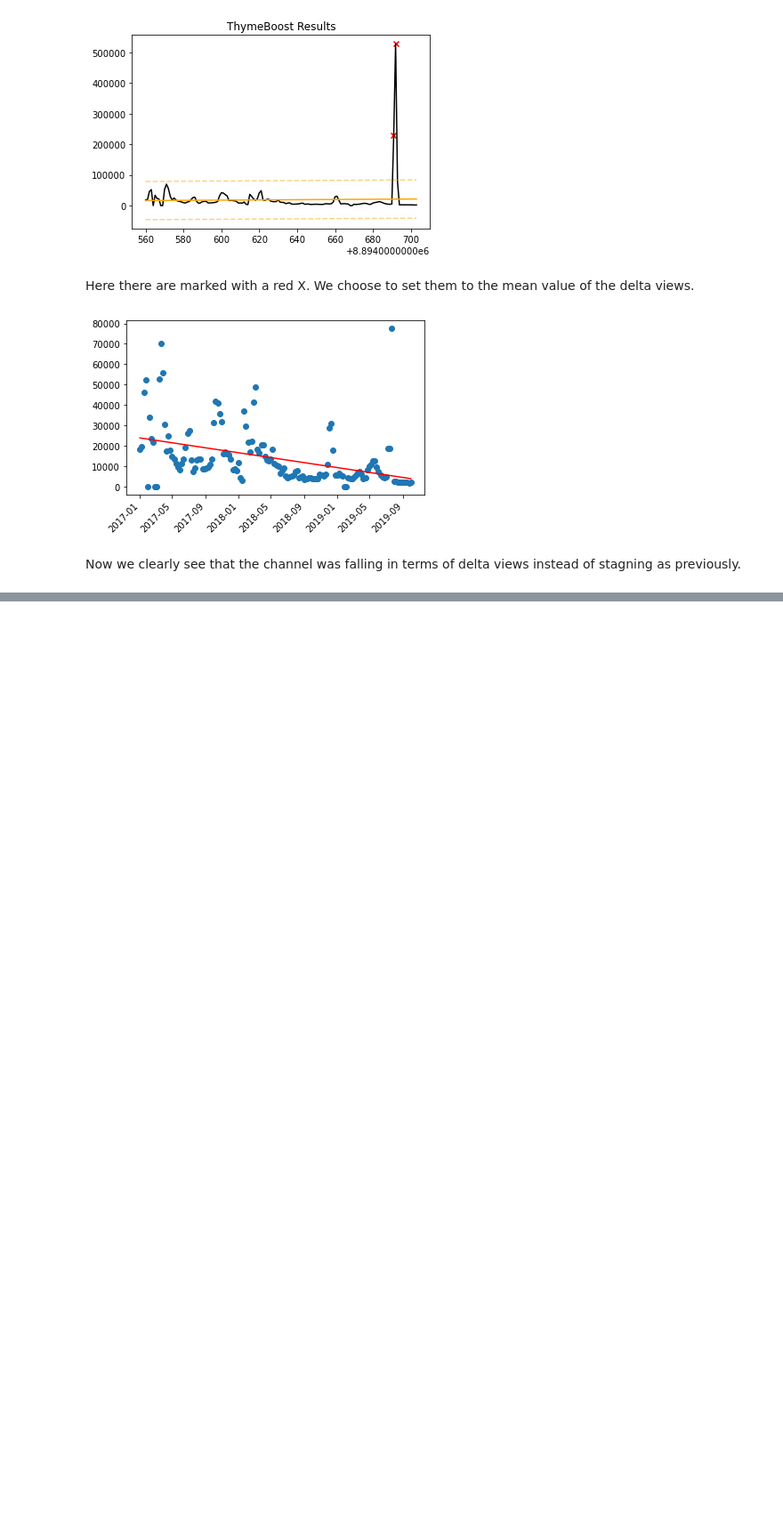
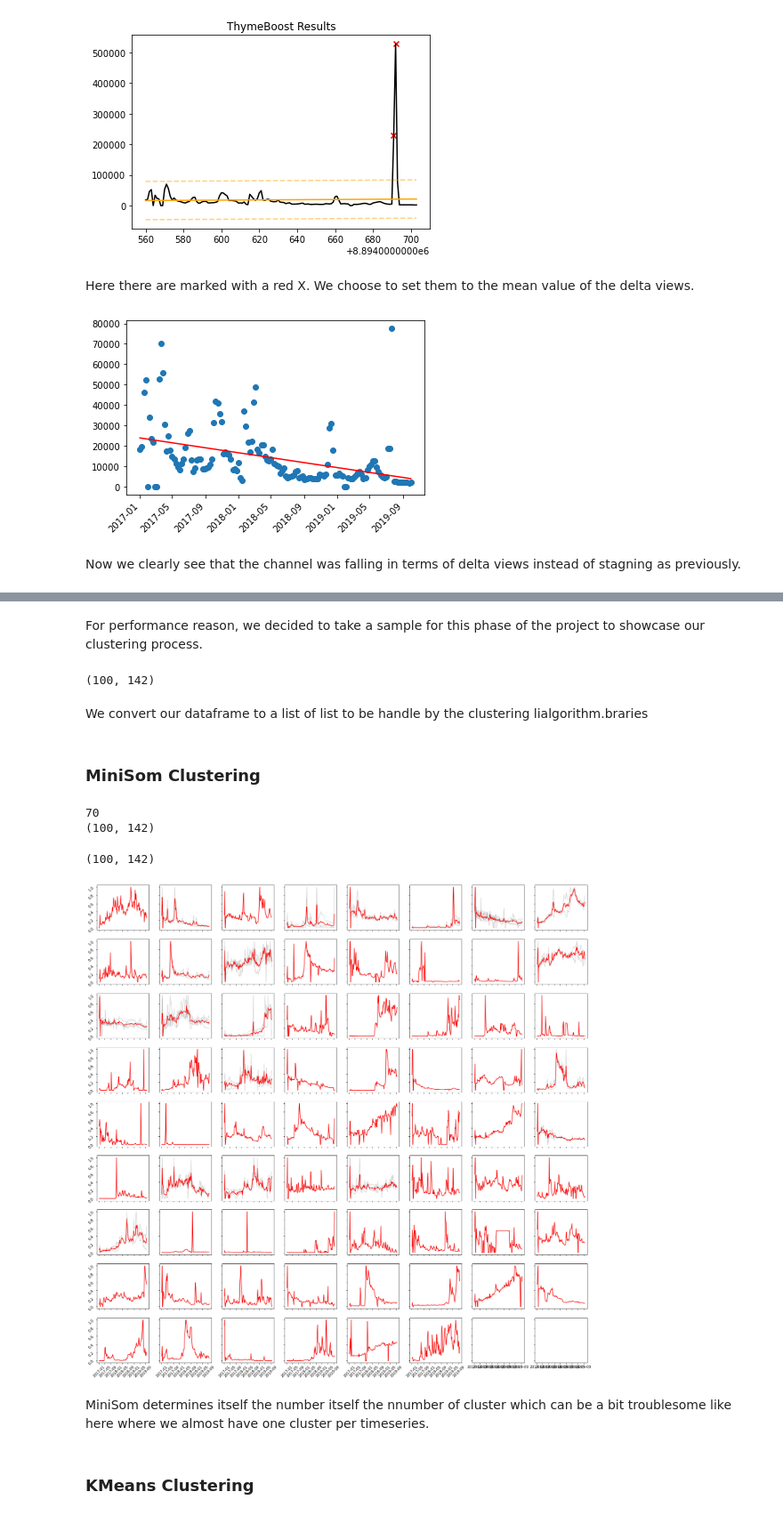
Before and after one commit to epfl-ada/ada-2022-project-pinacolada, a Jupyter notebook: notebook.ipynb, the cells around one changed output, grey strips where cells are left out. Shown at 89% size. Drawn from its saved outputs; the diff is of its cells as text; code cells hidden in the pictures; blank space fills up the shorter version.

```diff
--- a/notebook.ipynb
+++ b/notebook.ipynb
@@ -363,0 +387,8 @@ Now we clearly see that the channel was falling in terms of delta views instead
+# %%
+sample_set = complete_timeseries.sample(n=100,axis='columns')
+date_index = sample_set.index
+# %%
+from sklearn.preprocessing import MinMaxScaler
+
+sample_set[sample_set.columns] = MinMaxScaler().fit_transform(sample_set)
+sample_set.head()
@@ -363,0 +404,52 @@ Now we clearly see that the channel was falling in terms of delta views instead
+# %% [markdown]
+For performance reason, we decided to take a sample for this phase of the project to showcase our clustering process.
+# %%
+series = np.array([sample_set[col].values for col in sample_set.columns])
+print(series.shape)
+# %% [output]
+(100, 142)
+# %% [markdown]
+We convert our dataframe to a list of list to be handle by the clustering lialgorithm.braries
+# %% [markdown]
+### MiniSom Clustering
+# %%
+from minisom import MiniSom
+import math
+
+square = math.ceil(math.sqrt(len(series)))
+
+som = MiniSom(square,square,len(series[0]),sigma=0.2,learning_rate=0.5)
+
+som.random_weights_init(series)
+som.train(series,50000)
+win_map = som.win_map(series)
+
+print(len(win_map))
+print(series.shape)
+# %% [output]
+70
+(100, 142)
+# %%
+WIDTH = 8
+
+fig,axs = plt.subplots(math.ceil(len(win_map)/WIDTH),WIDTH,figsize=(25,25),sharex=True,sharey=True)
+
+i = 0
+j = 0
+for cluster in win_map.keys():
+    for serie in win_map[cluster]:
+        axs[(i,j)].plot(date_index,serie,c="gray",alpha=0.3)
+    axs[(i,j)].plot(date_index,np.average(np.vstack(win_map[cluster]),axis=0),c="red")
+    axs[(i,j)].tick_params(labelrotation=45)
+    j += 1
+    if j >= WIDTH:
+        i += 1
+        j = 0
+print(series.shape)
+# %% [output]
+(100, 142)
+[figure, added]
+# %% [markdown]
+MiniSom determines itself the number itself the nnumber of cluster which can be a bit troublesome like here where we almost have one cluster per timeseries.
+# %% [markdown]
+### KMeans Clustering
```
Also changed, not shown: parts of 19 cells of this notebook.
